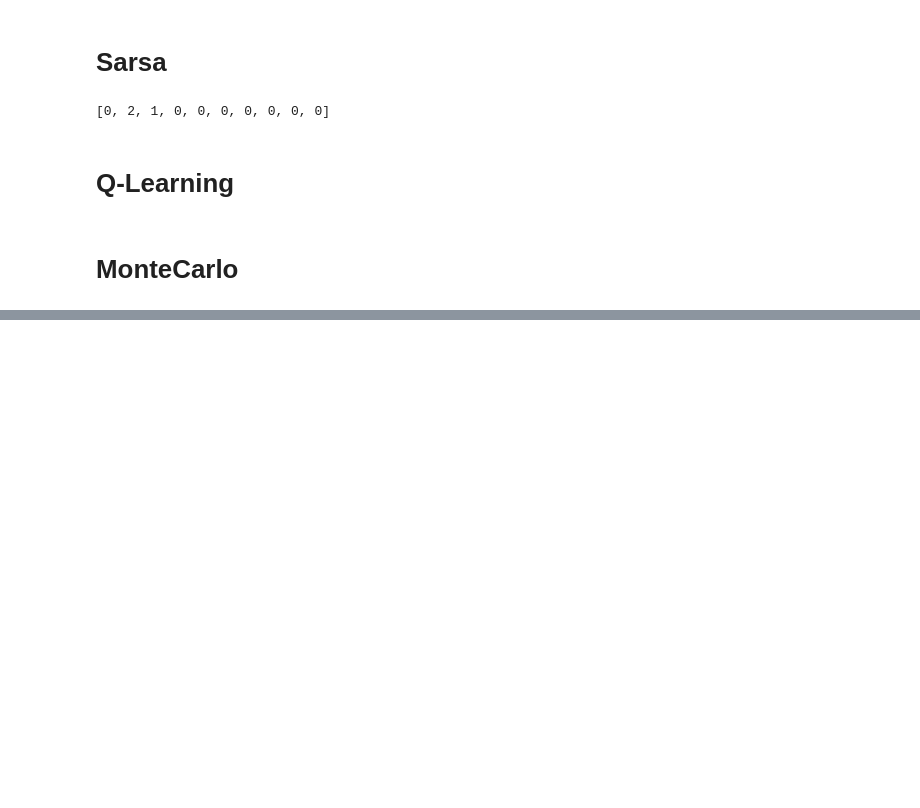
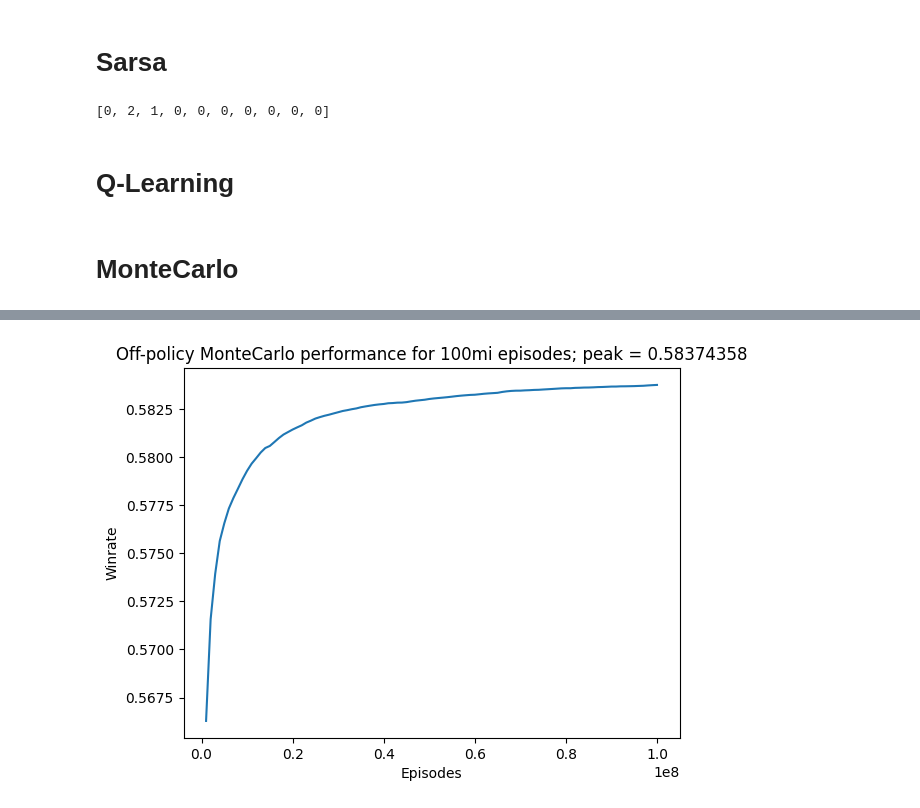
Before and after one commit to turing-usp/RL_Truco, a Jupyter notebook: truco.ipynb, the cells around one changed output, grey strips where cells are left out. Drawn from its saved outputs; the diff is of its cells as text; code cells hidden in the pictures; blank space fills up the shorter version.

```diff
--- a/truco.ipynb
+++ b/truco.ipynb
@@ -406,0 +431,3 @@ class MonteCarloAgent:
+# %%
+mc_off_policy_agent = MonteCarloAgent(0.1, 0.99, env, on_policy= False)
+mc_off_policy_agent.run(episodes_mil * million)
@@ -406,0 +445,10 @@ class MonteCarloAgent:
+# %%
+y = mc_off_policy_agent.stats["winrate"]
+
+plt.plot(x, y)
+plt.xlabel("Episodes")
+plt.ylabel("Winrate")
+plt.title(f"Off-policy MonteCarlo performance for 100mi episodes; peak = {max(y)}")
+plt.show()
+# %% [output]
+[figure, added]
```
Also changed, not shown: parts of 4 cells of this notebook.
